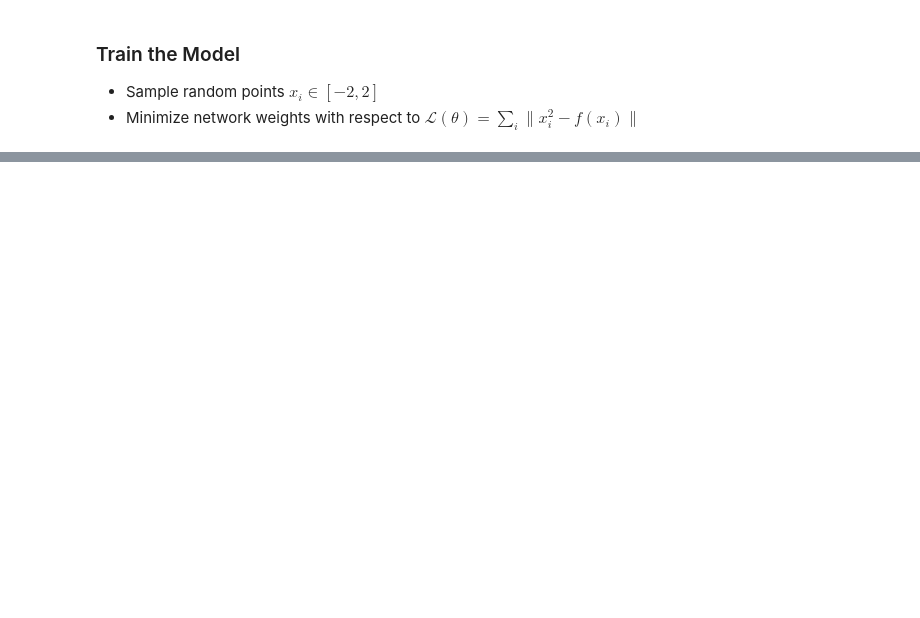
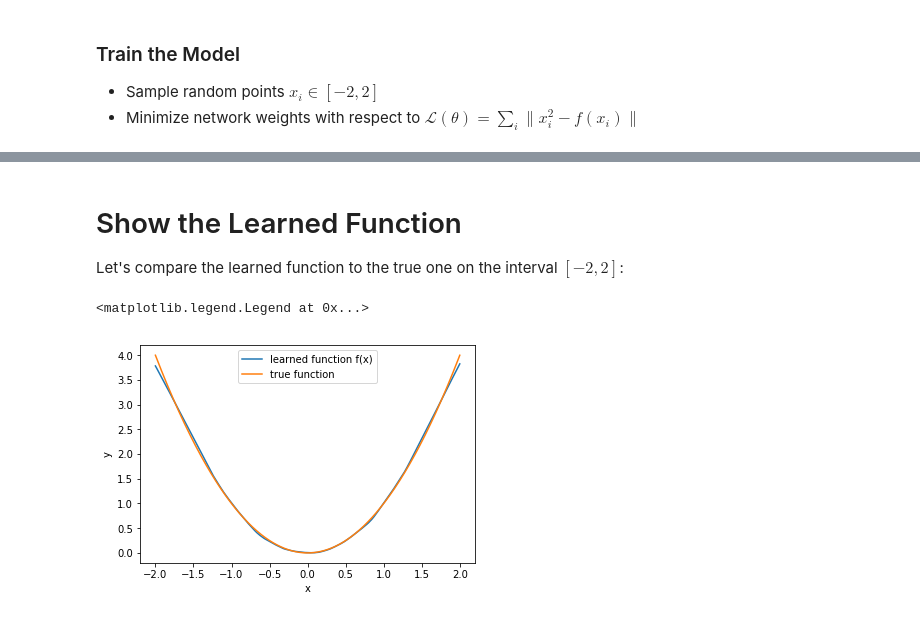
Before and after one commit to kheraAniruddh/Pytorch--Deep-Learning, a Jupyter notebook: TestTorch.ipynb, the cells around one changed output, grey strips where cells are left out. Cells and saved outputs as stored; diff of their text form; code cells hidden in the pictures; blank space fills up the shorter version.

```diff
--- a/TestTorch.ipynb
+++ b/TestTorch.ipynb
@@ -561,0 +562,18 @@ Text(0,0.5,'loss')
+# %% [markdown]
+# Show the Learned Function
+
+Let's compare the learned function to the true one on the interval $[-2, 2]$:
+# %%
+x = Variable(torch.linspace(-2, 2, 1000).view(-1, 1))
+y = model(x)
+x = x.data.squeeze()
+y = y.data.squeeze()
+y_true = x**2
+plt.plot(x.numpy(), y.numpy())
+plt.plot(x.numpy(), y_true.numpy())
+plt.xlabel('x')
+plt.ylabel('y')
+plt.legend(['learned function f(x)', 'true function'])
+# %% [output]
+<matplotlib.legend.Legend at 0x...>
+[figure, added]
```
Also changed, not shown: parts of 27 cells of this notebook.
